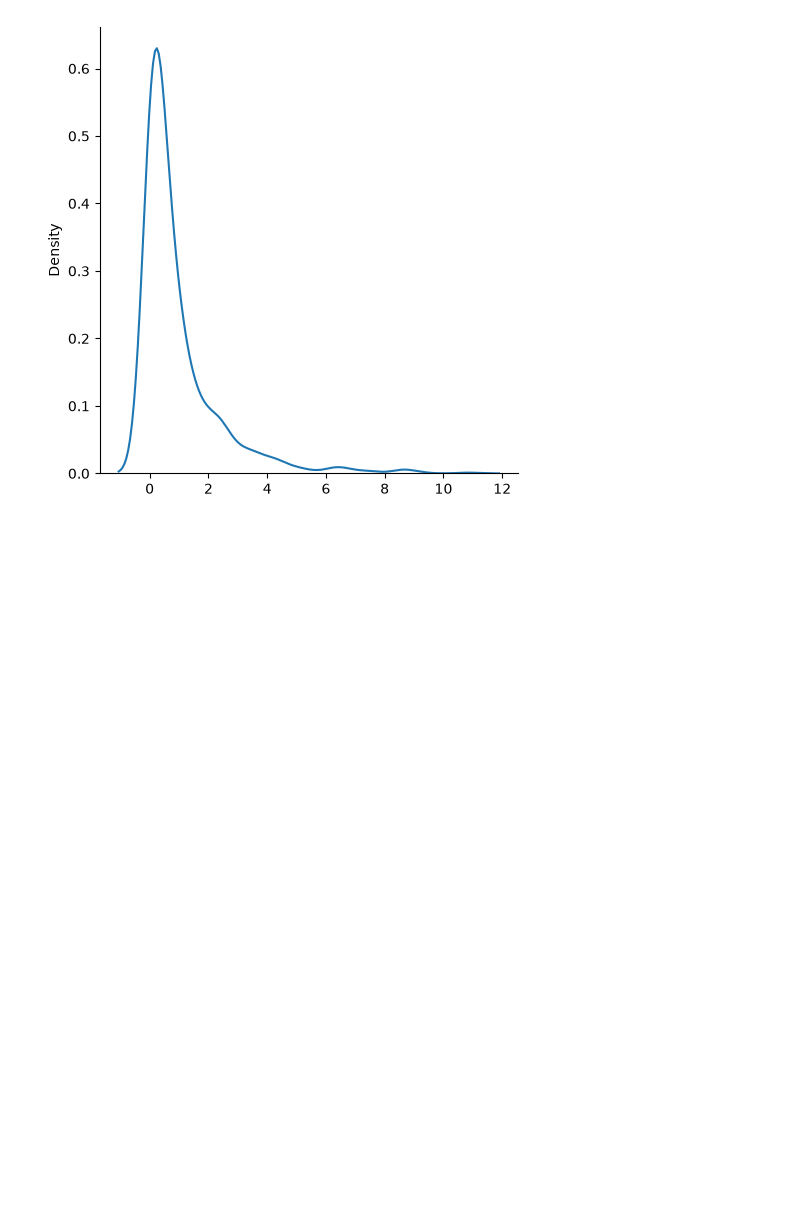
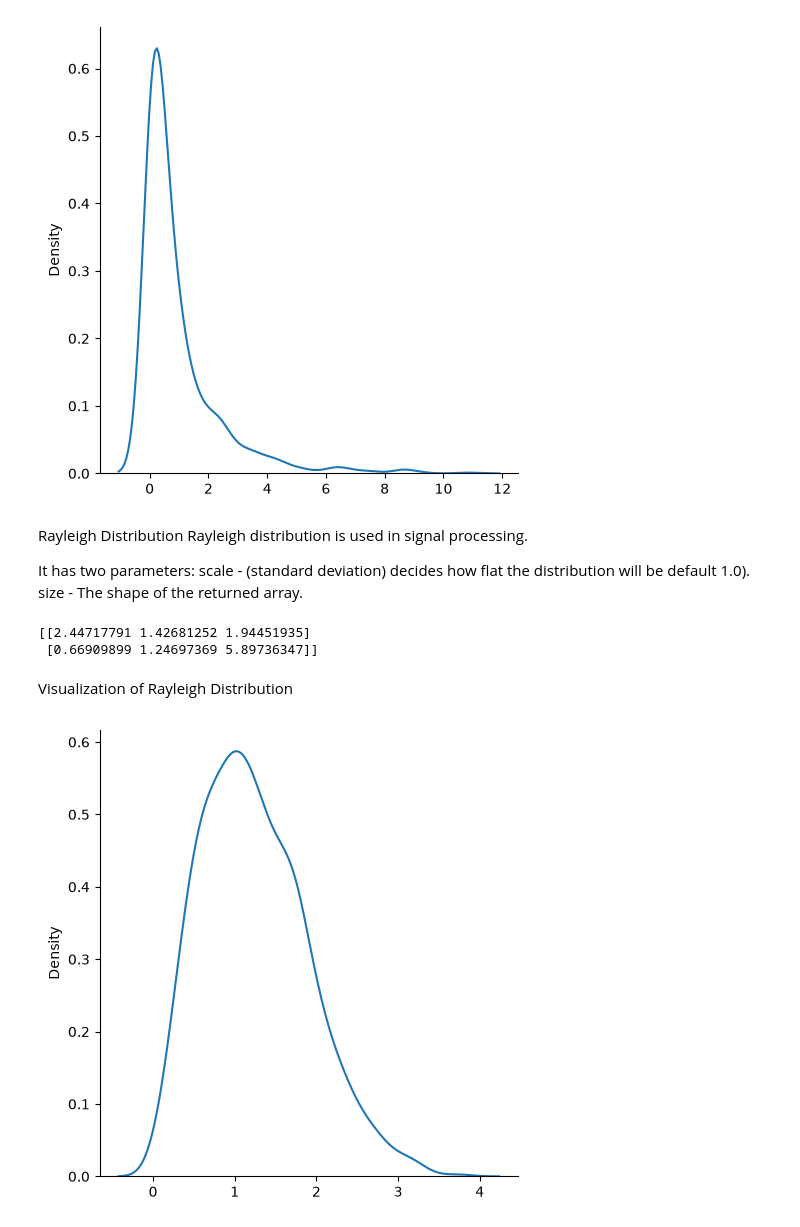
Before and after one commit to malayofficialcse-dev/Data-Science-and-Machine-Learning-, a Jupyter notebook: numpy.ipynb, the cells around one changed output. Cells and saved outputs as stored; diff of their text form; code cells hidden in the pictures; blank space fills up the shorter version.

Commit message:
Zipf,Pareto,Rayleigh Distribution

```diff
--- a/numpy.ipynb
+++ b/numpy.ipynb
@@ -1042,3 +1042,23 @@ sns.displot(random.chisquare(df=1,size=1000),kind="kde")
 plt.show()
 # %% [output]
 [figure]
+# %% [markdown]
+Rayleigh Distribution
+Rayleigh distribution is used in signal processing.
+
+It has two parameters:
+scale - (standard deviation) decides how flat the distribution will be default 1.0).
+size - The shape of the returned array.
+# %%
+x=random.rayleigh(scale=2,size=(2,3))
+print(x)
+# %% [output]
+[[2.44717791 1.42681252 1.94451935]
+ [0.66909899 1.24697369 5.89736347]]
+# %% [markdown]
+Visualization of Rayleigh Distribution
+# %%
+sns.displot(random.rayleigh(size=1000),kind="kde")
+plt.show()
+# %% [output]
+[figure, added]
```
Also changed, not shown: parts of 7 cells of this notebook.
